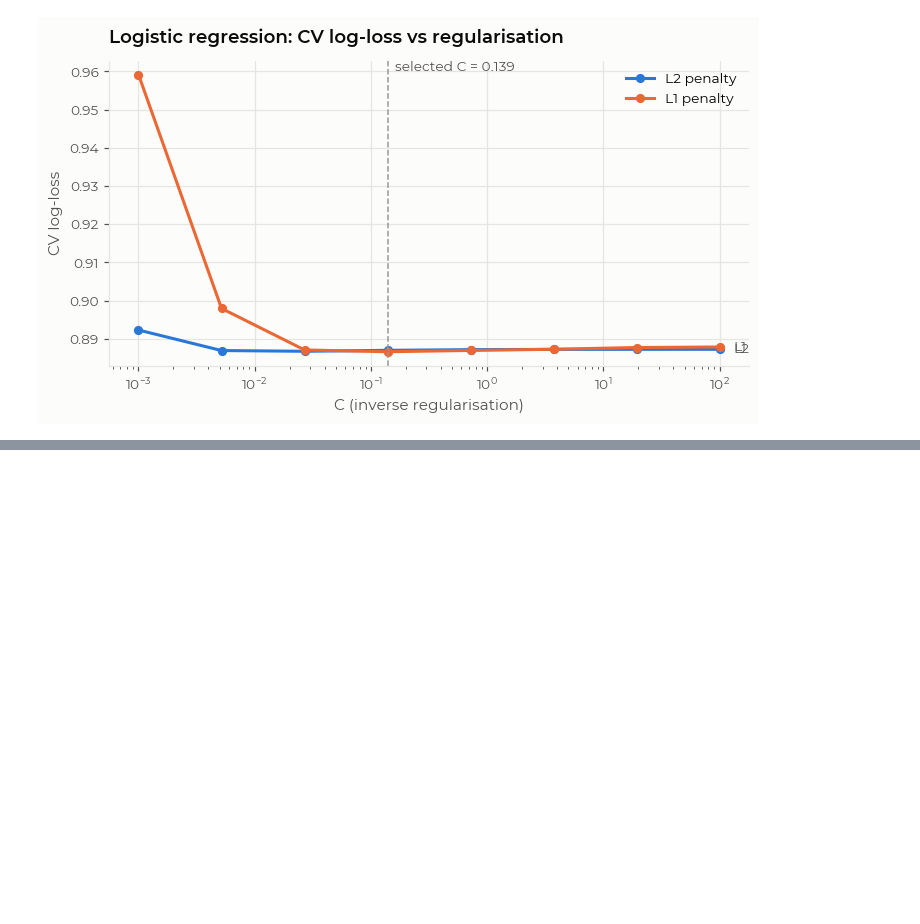
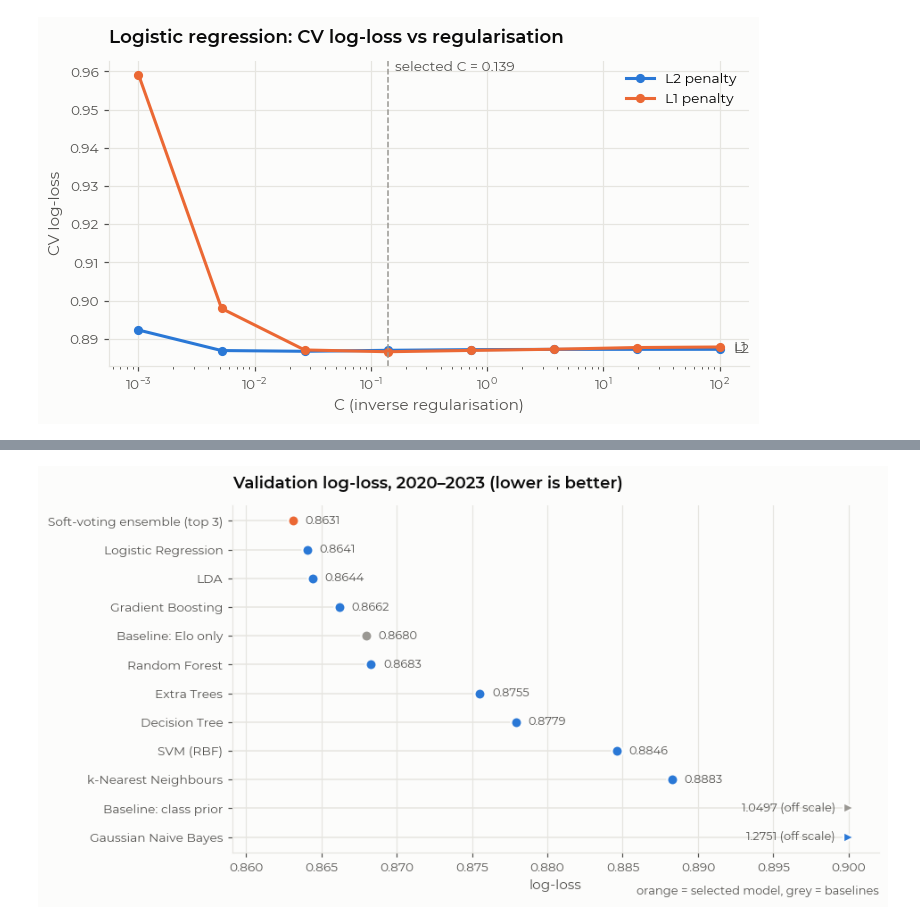
Before and after one commit to liiiira/wc_predictor, a Jupyter notebook: worldcup_2026_prediction.ipynb, the cells around one changed output, grey strips where cells are left out. Saved outputs shown, nothing was run; the diff lists cells and outputs as text; code cells hidden in the pictures; blank space fills up the shorter version.

Commit message:
Validation comparison, model selection and test-set evaluation

```diff
--- a/worldcup_2026_prediction.ipynb
+++ b/worldcup_2026_prediction.ipynb
@@ -621,0 +668,21 @@ save(fig, '04_lr_tuning_curve'); plt.show()
+# %%
+plot_t = val_table.sort_values('log_loss', ascending=False)
+labels = [n if not n.startswith('Soft-voting') else 'Soft-voting ensemble (top 3)' for n in plot_t.index]
+lo, hi = plot_t.log_loss.min() - .004, 0.90                    # zoom on the competitive models
+fig, ax = plt.subplots(figsize=(8.5, 4.6))
+for k, (name, row) in enumerate(plot_t.iterrows()):
+    color = ORANGE if name == BEST else (MUTED if name.startswith('Baseline') else BLUE)
+    x = min(row.log_loss, hi)
+    ax.hlines(k, lo, x, color=GRID, lw=1)
+    ax.plot(x, k, '>' if row.log_loss > hi else 'o', ms=8, color=color, markeredgecolor=SURFACE, markeredgewidth=1.5)
+    ax.annotate(f'{row.log_loss:.4f}' + (' (off scale)' if row.log_loss > hi else ''), (x, k),
+                xytext=(-10 if row.log_loss > hi else 9, 0), textcoords='offset points',
+                ha='right' if row.log_loss > hi else 'left', va='center', fontsize=8.5, color=INK_2)
+ax.set_yticks(range(len(plot_t)), labels)
+ax.set_xlim(lo, hi + .002)
+ax.set(title='Validation log-loss, 2020–2023 (lower is better)', xlabel='log-loss')
+ax.grid(axis='y', visible=False)
+ax.text(1, -0.12, 'orange = selected model, grey = baselines', transform=ax.transAxes, ha='right', fontsize=8.5, color=INK_2)
+save(fig, '05_validation_comparison'); plt.show()
+# %% [output]
+[figure, added]
```
Also changed, not shown: parts of 10 cells of this notebook, 3 other files.
